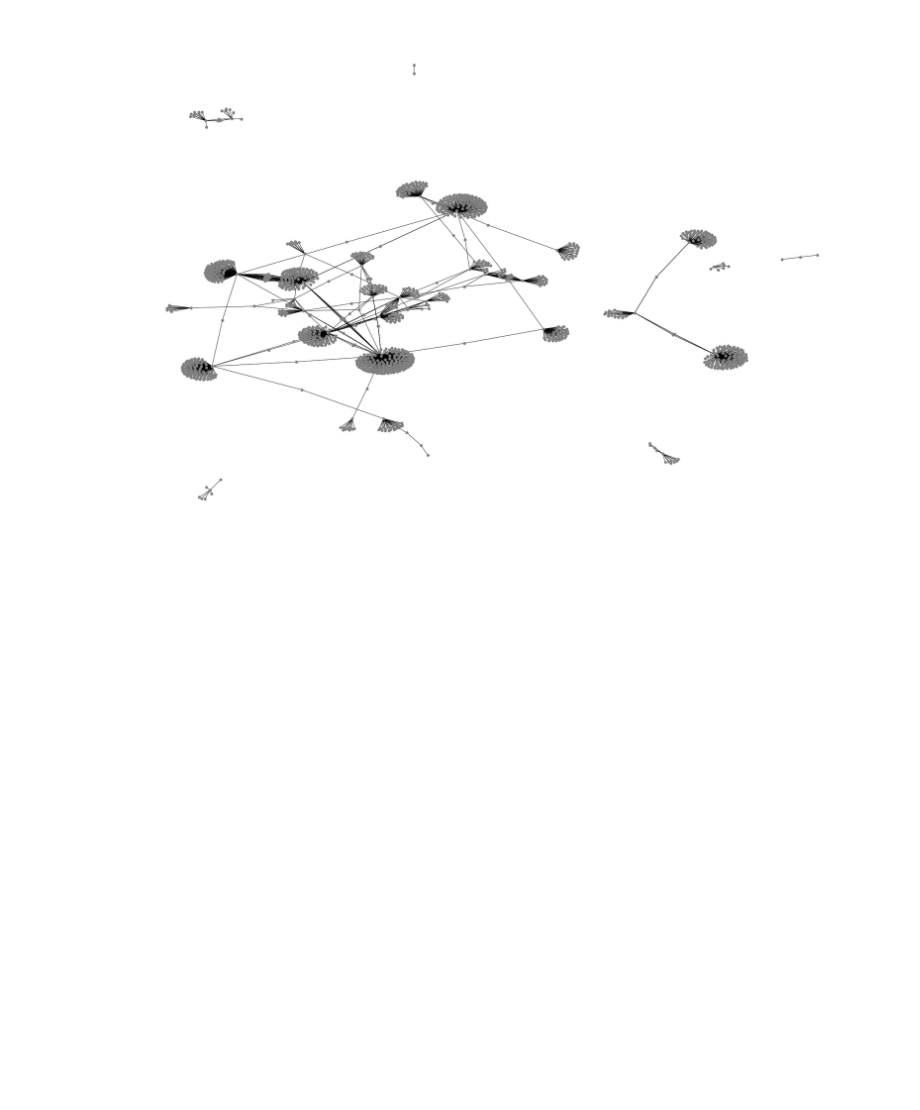
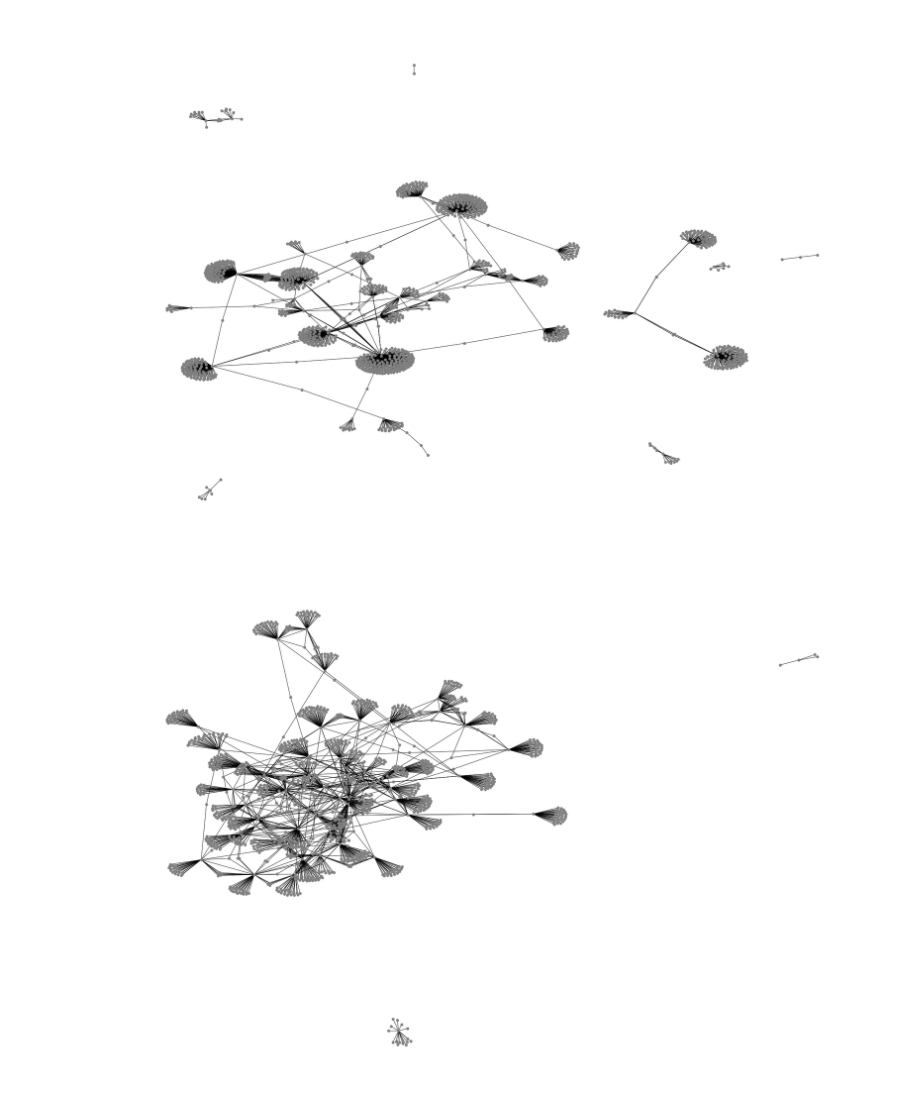
Before and after one commit to lqwdev/The-Freedom-Deer, a Jupyter notebook: cp4/src/cross-race.ipynb, the cells around one changed output. Cells and saved outputs as stored; diff of their text form; code cells hidden in the pictures; blank space fills up the shorter version.

```diff
--- a/cp4/src/cross-race.ipynb
+++ b/cp4/src/cross-race.ipynb
@@ -264,3 +277,9 @@ plot_graph(edges[(edges['src'].isin(interested)) | (edges['dst'].isin(interested
 plot_graph(tsedges[(tsedges['src'].isin(interested)) | (tsedges['dst'].isin(interested))])
 # %% [output]
 [figure]
+# %%
+pr_int = set(pagerank[:50]['id'])
+# %%
+plot_graph(edges[(edges['src'].isin(pr_int)) | (edges['dst'].isin(pr_int))])
+# %% [output]
+[figure, added]
```
Also changed, not shown: parts of 5 cells of this notebook, 1 other file.
